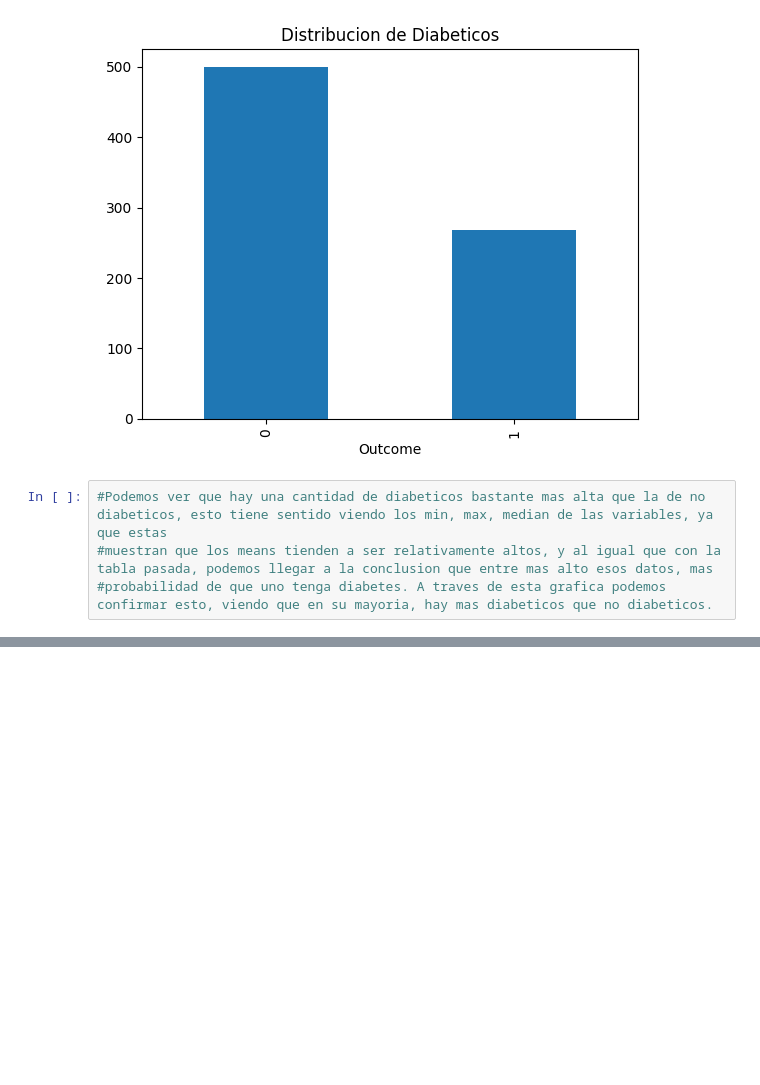
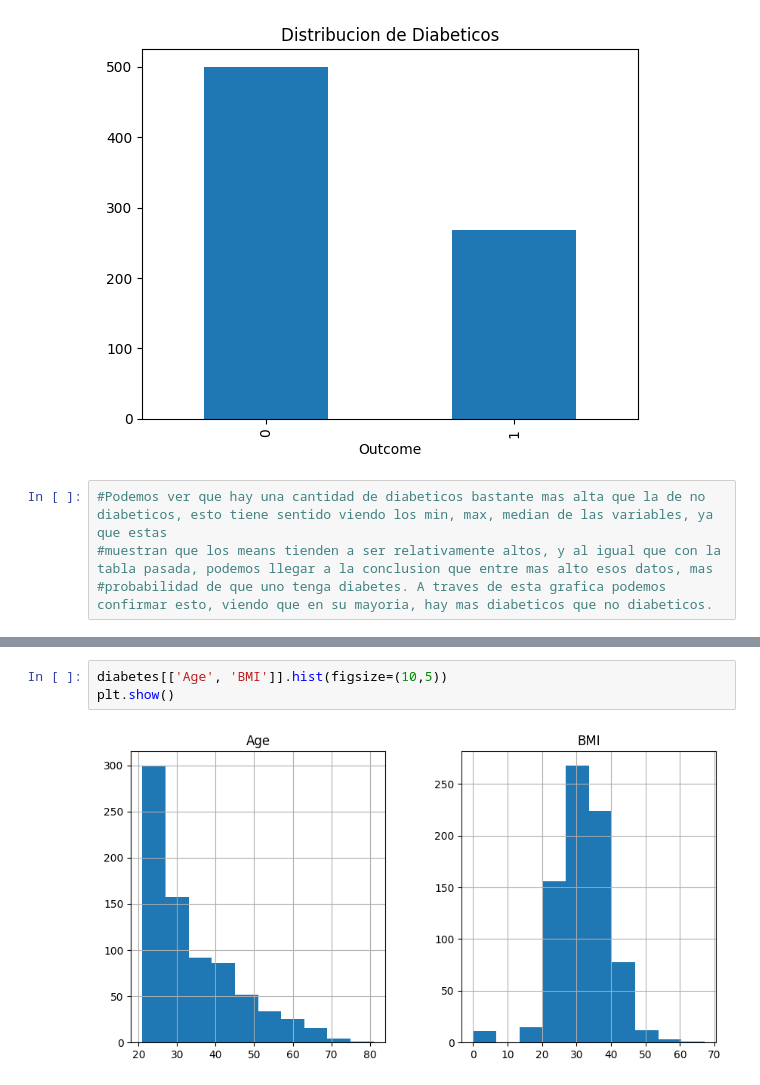
Before and after one commit to Jedi172005/Laboratorio_A00839100, a Jupyter notebook: 01_pandas_Diabeticos.ipynb, the cells around one changed output, grey strips where cells are left out. Saved outputs shown, nothing was run; the diff lists cells and outputs as text; blank space fills up the shorter version.

```diff
--- a/01_pandas_Diabeticos.ipynb
+++ b/01_pandas_Diabeticos.ipynb
@@ -459,0 +454,5 @@ plt.show
+# %%
+diabetes[['Age', 'BMI']].hist(figsize=(10,5))
+plt.show()
+# %% [output]
+[figure, added]
```
Also changed, not shown: parts of 27 cells of this notebook.
